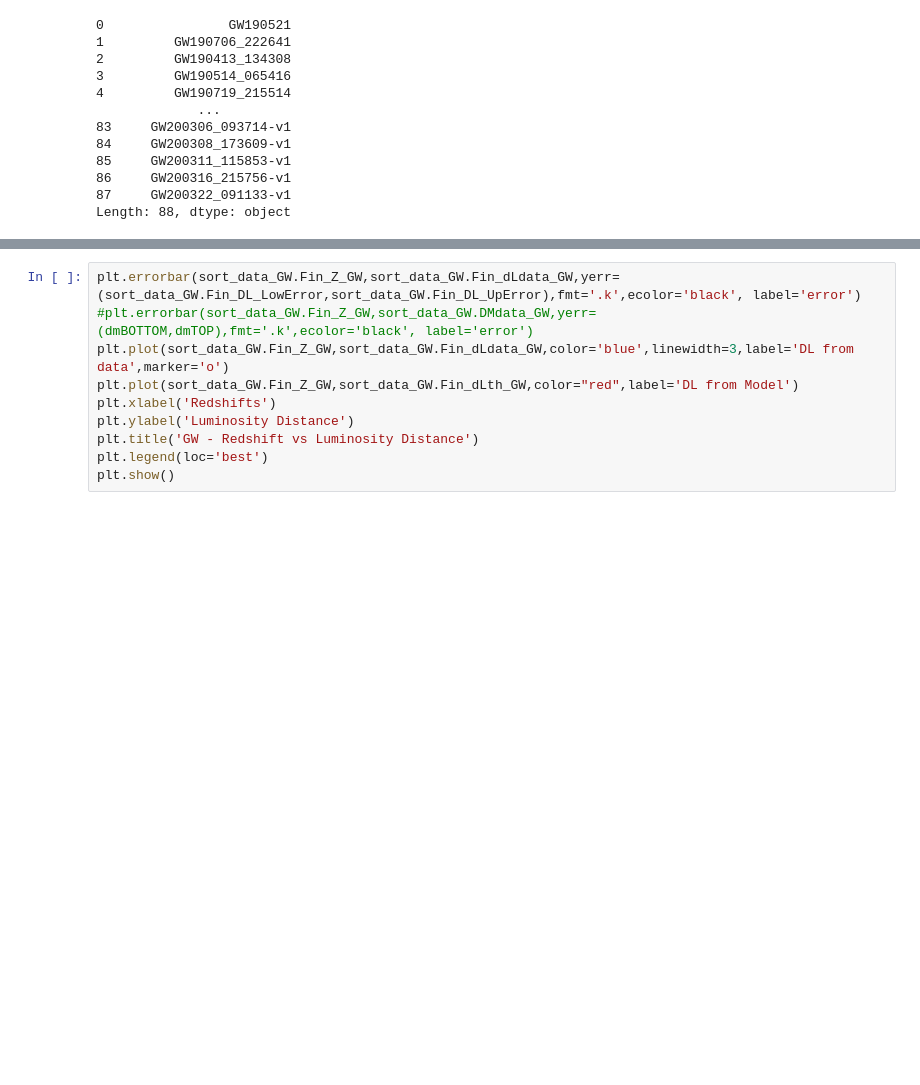
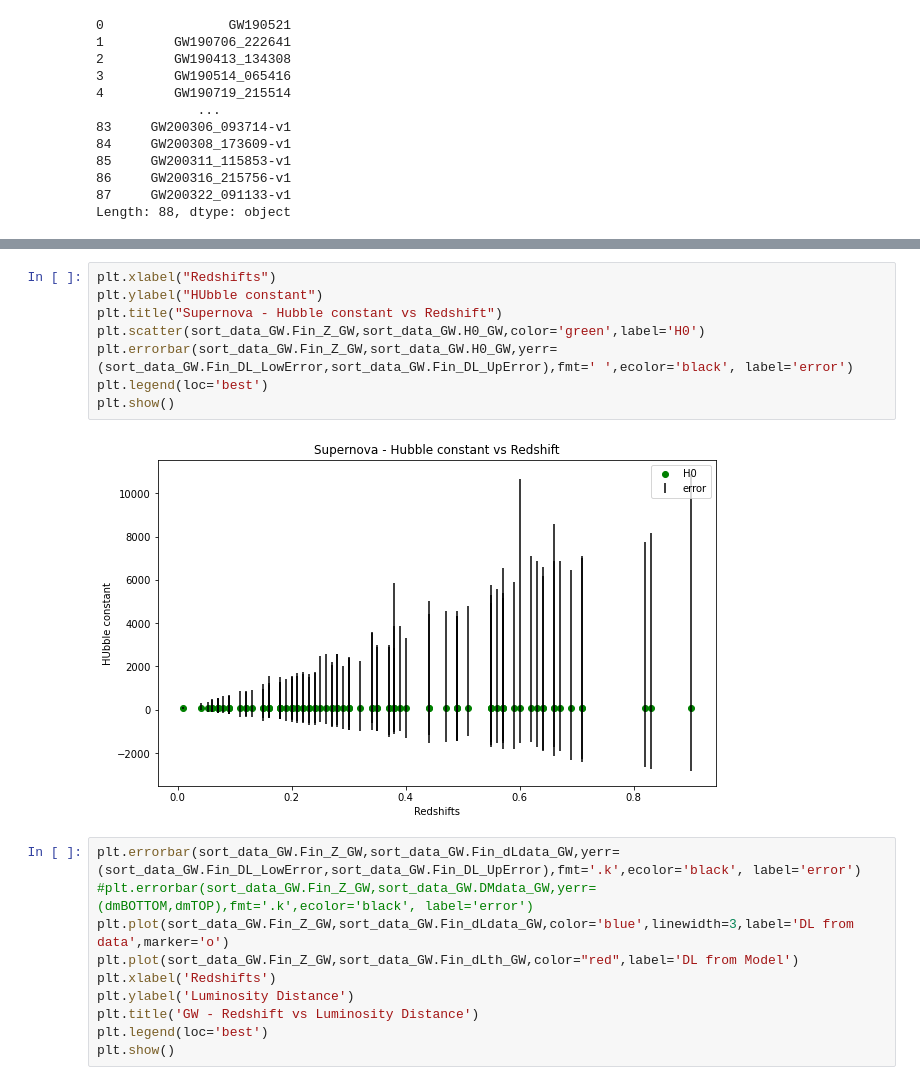
Before and after one commit to AshleyChraya/HubbleConstant-ConstraintsForVCG, a Jupyter notebook: Python Codes/H0 using GWTC3.ipynb, the cells around one changed output, grey strips where cells are left out. Cells and saved outputs as stored; diff of their text form; blank space fills up the shorter version.

```diff
--- a/Python Codes/H0 using GWTC3.ipynb
+++ b/Python Codes/H0 using GWTC3.ipynb
@@ -433,3 +407,13 @@ sort_data_GW
+# %%
+plt.xlabel("Redshifts")
+plt.ylabel("HUbble constant")
+plt.title("Supernova - Hubble constant vs Redshift")
+plt.scatter(sort_data_GW.Fin_Z_GW,sort_data_GW.H0_GW,color='green',label='H0')
+plt.errorbar(sort_data_GW.Fin_Z_GW,sort_data_GW.H0_GW,yerr=(sort_data_GW.Fin_DL_LowError,sort_data_GW.Fin_DL_UpError),fmt=' ',ecolor='black', label='error')
+plt.legend(loc='best')
+plt.show()
+# %% [output]
+[figure, added]
 # %%
 plt.errorbar(sort_data_GW.Fin_Z_GW,sort_data_GW.Fin_dLdata_GW,yerr=(sort_data_GW.Fin_DL_LowError,sort_data_GW.Fin_DL_UpError),fmt='.k',ecolor='black', label='error')
 #plt.errorbar(sort_data_GW.Fin_Z_GW,sort_data_GW.DMdata_GW,yerr=(dmBOTTOM,dmTOP),fmt='.k',ecolor='black', label='error')
```
Also changed, not shown: parts of 8 cells of this notebook.
